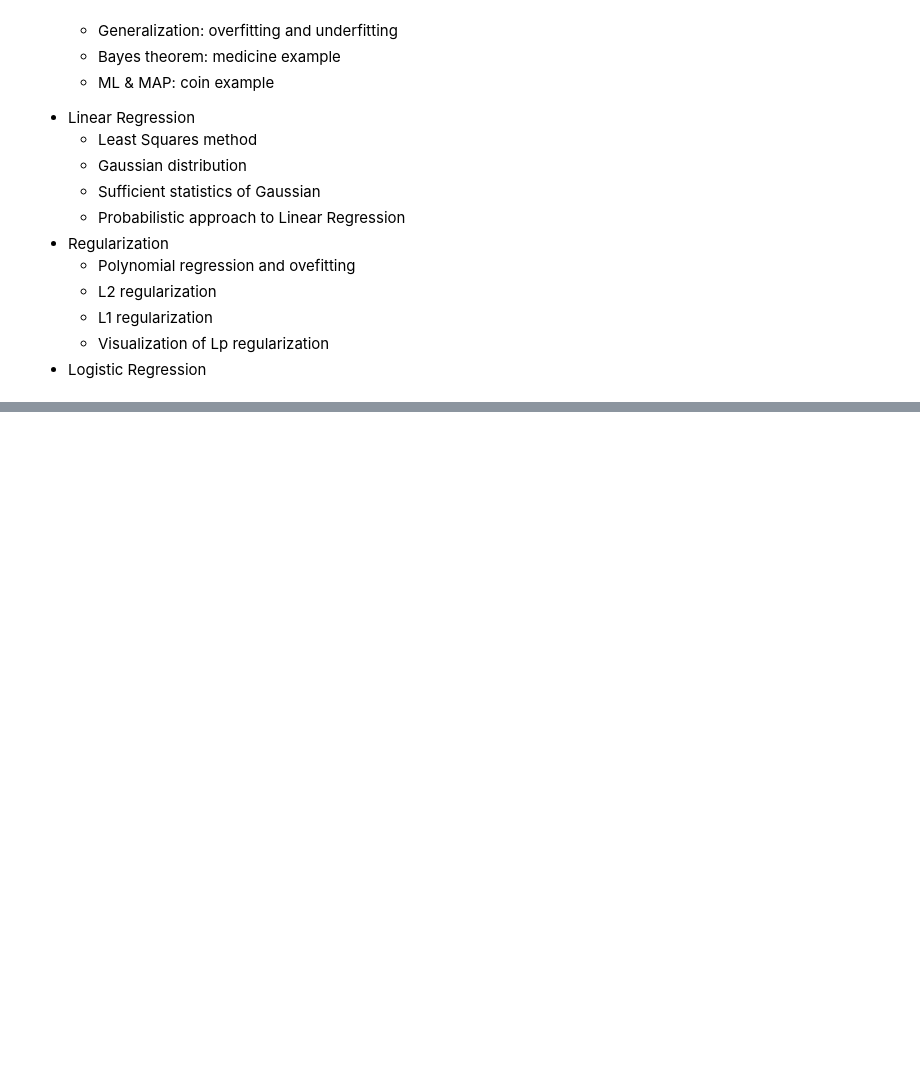
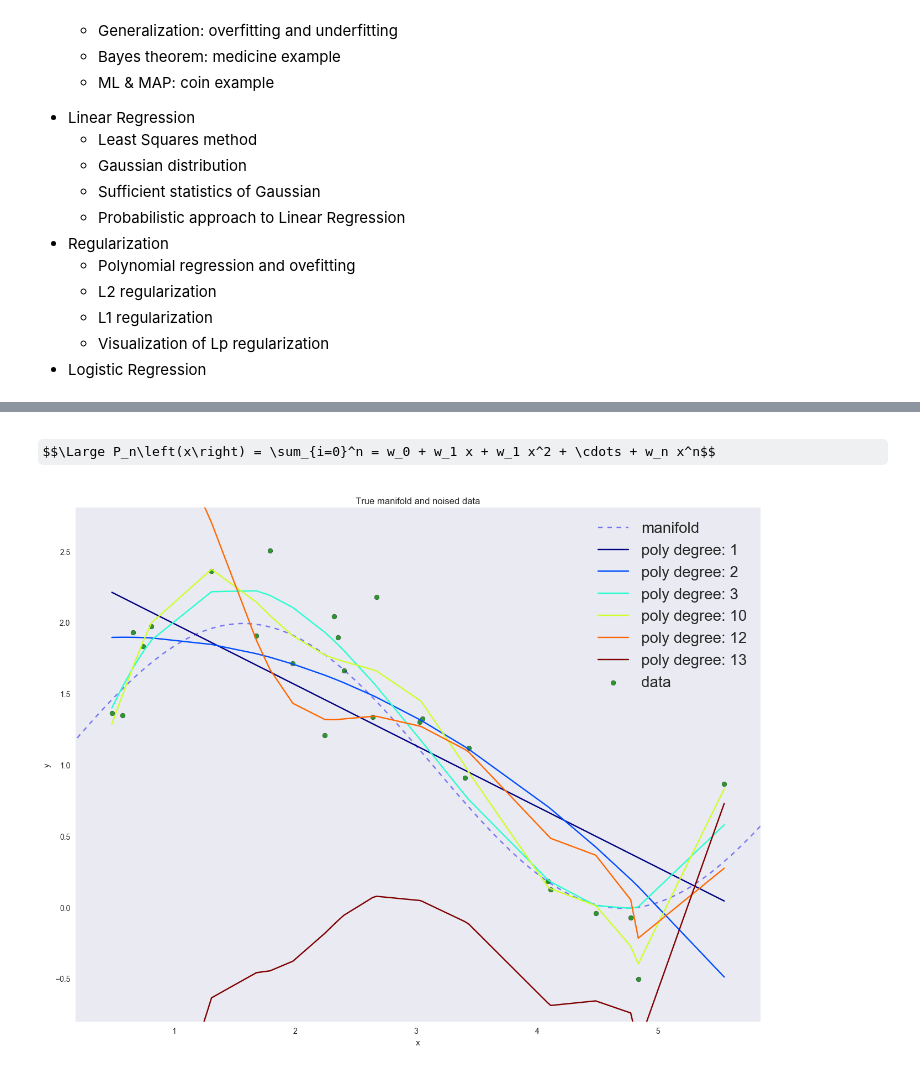
Before and after one commit to mephistopheies/dds, a Jupyter notebook: lr_040117/ipy/lecture.ipynb, the cells around one changed output, grey strips where cells are left out. Cells and saved outputs as stored; diff of their text form; code cells hidden in the pictures; some formulas as TeX source; blank space fills up the shorter version.

```diff
--- a/lr_040117/ipy/lecture.ipynb
+++ b/lr_040117/ipy/lecture.ipynb
@@ -85,0 +95,29 @@ Fitted params
+# %% [markdown]
+$$\Large P_n\left(x\right) = \sum_{i=0}^n = w_0 + w_1 x + w_1 x^2 + \cdots + w_n x^n$$
+# %%
+degree_list = [1, 2, 3, 10, 12, 13]
+cmap = plt.get_cmap('jet')
+colors = [cmap(i) for i in np.linspace(0, 1, len(degree_list))]
+
+margin = 0.3
+plt.plot(data['support'], data['values'], 'b--', alpha=0.5, label='manifold')
+plt.scatter(data['x_train'], data['y_train'], 40, 'g', 'o', alpha=0.8, label='data')
+
+w_list = []
+for ix, degree in enumerate(degree_list):
+    dlist = [[1]*data['x_train'].shape[0]] + map(lambda n: data['x_train']**n, range(1, degree + 1))
+    X = np.array(dlist).T
+    w = np.dot(np.dot(np.linalg.inv(np.dot(X.T, X)), X.T), data['y_train'])
+    w_list.append((degree, w))
+    y_hat = np.dot(w, X.T)
+    plt.plot(data['x_train'], y_hat, color=colors[ix], label='poly degree: %i' % degree)
+
+plt.xlim(data['x_train'].min() - margin, data['x_train'].max() + margin)
+plt.ylim(data['y_train'].min() - margin, data['y_train'].max() + margin)
+plt.legend(loc='upper right', prop={'size': 20})
+plt.title('True manifold and noised data')
+plt.xlabel('x')
+plt.ylabel('y')
+plt.show()
+# %% [output]
+[figure, added]
```
Also changed, not shown: parts of 16 cells of this notebook.
